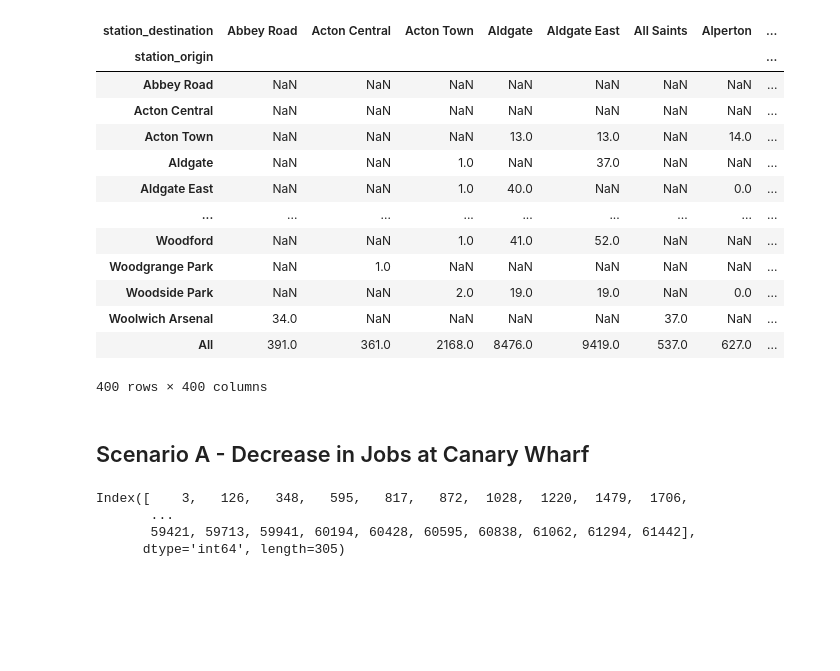
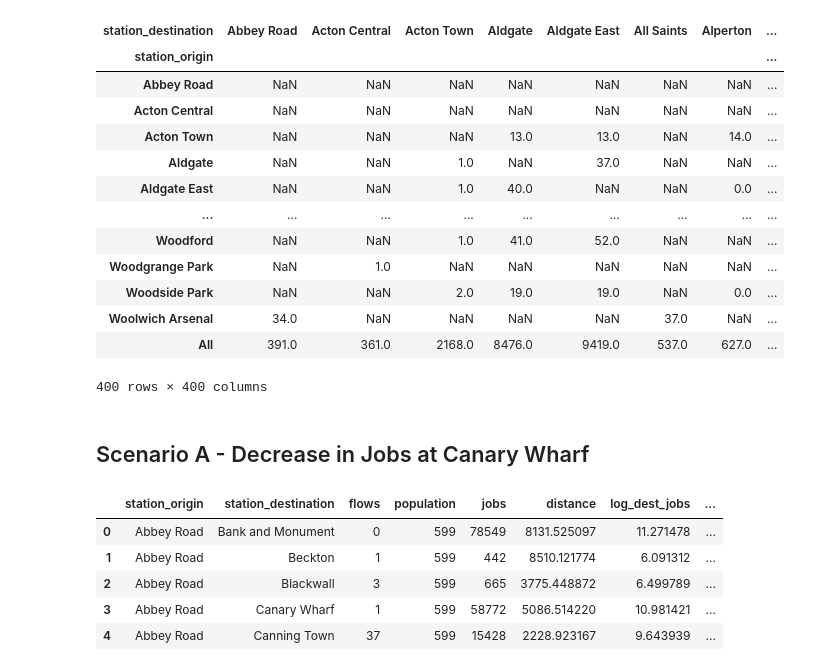
Before and after one commit to grolls23/UrbsimAssessment, a Jupyter notebook: UrbsimFinal.ipynb, the cells around one changed output. Cells and saved outputs as stored; diff of their text form; code cells hidden in the pictures; blank space fills up the shorter version.

Commit message:
Calculate flows for scenario a

```diff
--- a/UrbsimFinal.ipynb
+++ b/UrbsimFinal.ipynb
@@ -87,13 +87,13 @@ distance                                       -0.0002   1.87e-07   -807.547
 ===============================================================================================================
 # %%
 #Generate Predictions and add to flows dataframe
-flows["OriginConstrainedExp"] = np.round(sim.mu)
+flows["flows_default"] = np.round(sim.mu)
 
 #Summary Statistics
 print("RSquared =")
-print(CalcRSqaured(flows["flows"], flows["OriginConstrainedExp"]))
+print(CalcRSqaured(flows["flows"], flows["flows_default"]))
 print("RMSE =")
-print(CalcRMSE(flows["flows"], flows["OriginConstrainedExp"]))
+print(CalcRMSE(flows["flows"], flows["flows_default"]))
 # %% [output]
 RSquared =
 0.4482759616475261
@@ -121,21 +121,3 @@ matrix
 | Woolwich Arsenal | 34.0 | NaN | NaN | NaN | NaN | 37.0 | NaN | ... |
 | All | 391.0 | 361.0 | 2168.0 | 8476.0 | 9419.0 | 537.0 | 627.0 | ... |
 400 rows × 400 columns
-# %% [markdown]
-## Scenario A - Decrease in Jobs at Canary Wharf
-# %%
-flows.head()
-
-#Create new jobs column for scenario a and cut Canary Wharf's jobs in half
-flows["jobs_scenario_a"] = flows["jobs"]
-
-#Find Canary Wharf Rows
-cw_indices = flows.index[flows['station_destination'] == 'Canary Wharf']
-
-#Divide by Two
-flows.loc[cw_indices, 'Jobs_copy'] /= 2
-# %% [output]
-Index([    3,   126,   348,   595,   817,   872,  1028,  1220,  1479,  1706,
-       ...
-       59421, 59713, 59941, 60194, 60428, 60595, 60838, 61062, 61294, 61442],
-      dtype='int64', length=305)
@@ -143,0 +124,21 @@ Index([    3,   126,   348,   595,   817,   872,  1028,  1220,  1479,  1706,
+# %% [markdown]
+## Scenario A - Decrease in Jobs at Canary Wharf
+# %%
+#Create new jobs column for scenario a and cut Canary Wharf's jobs in half
+flows["jobs_scenario_a"] = flows["jobs"]
+
+#Find Canary Wharf Rows
+cw_indices = flows.index[flows['station_destination'] == 'Canary Wharf']
+
+#Divide by Two
+flows.loc[cw_indices, 'jobs_scenario_a'] /= 2
+
+#Check it's worked
+flows.head()
+# %% [output]
+|  | station_origin | station_destination | flows | population | jobs | distance | log_dest_jobs | ... |
+| 0 | Abbey Road | Bank and Monument | 0 | 599 | 78549 | 8131.525097 | 11.271478 | ... |
+| 1 | Abbey Road | Beckton | 1 | 599 | 442 | 8510.121774 | 6.091312 | ... |
+| 2 | Abbey Road | Blackwall | 3 | 599 | 665 | 3775.448872 | 6.499789 | ... |
+| 3 | Abbey Road | Canary Wharf | 1 | 599 | 58772 | 5086.514220 | 10.981421 | ... |
+| 4 | Abbey Road | Canning Town | 37 | 599 | 15428 | 2228.923167 | 9.643939 | ... |
```
Also changed, not shown: parts of 3 cells of this notebook.
